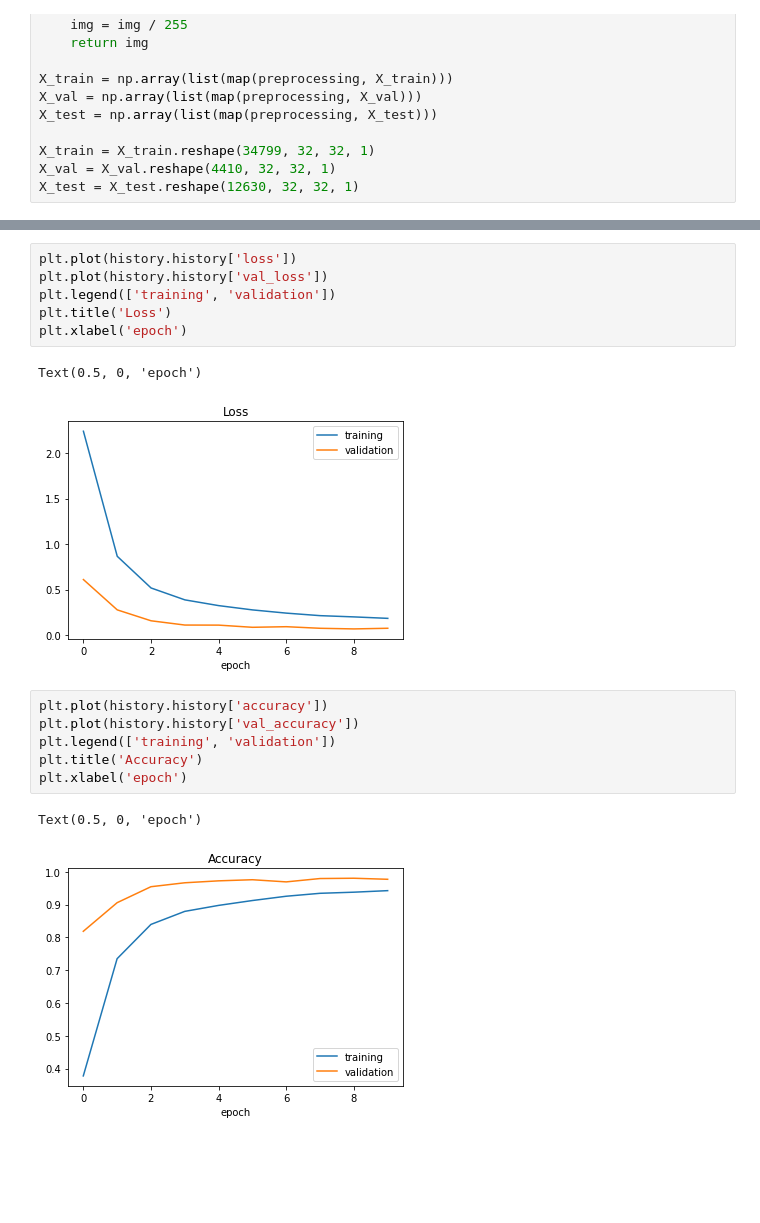
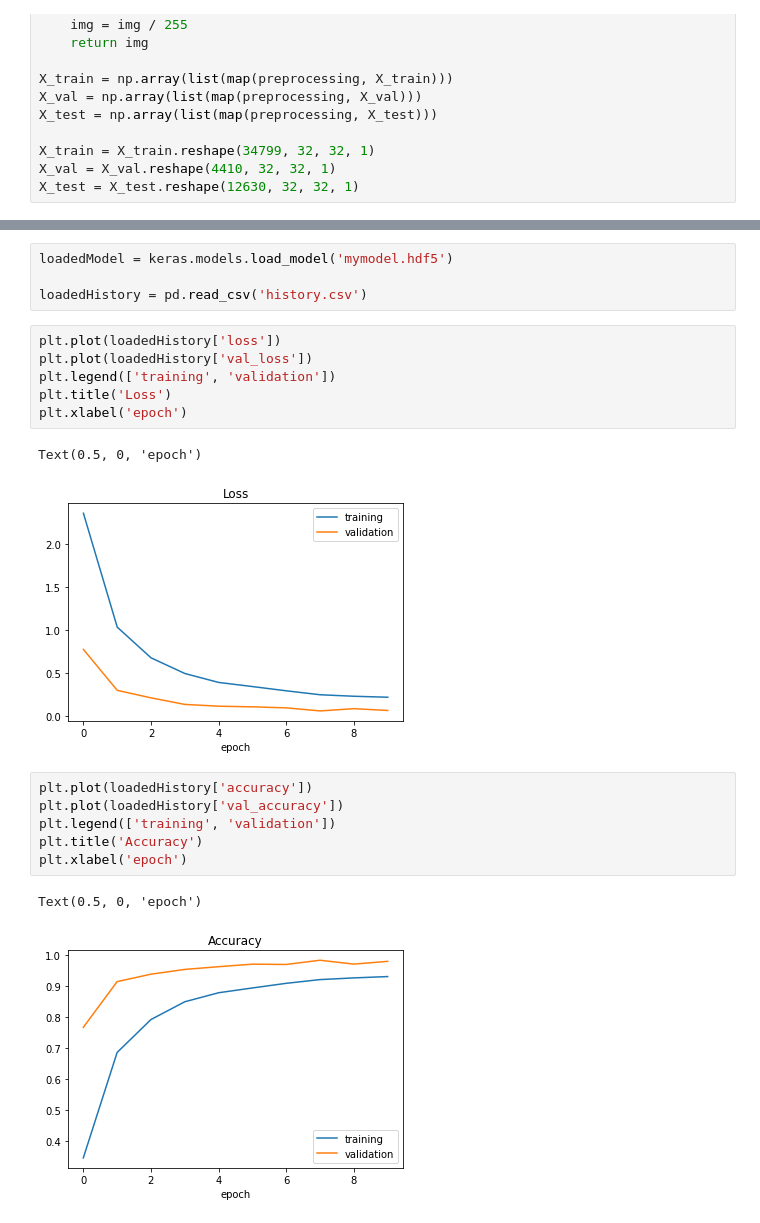
Before and after one commit to sambyte99/road-sign-opencv, a Jupyter notebook: road-sign-opencv.ipynb, the cells around one changed output, grey strips where cells are left out. Saved outputs shown, nothing was run; the diff lists cells and outputs as text; blank space fills up the shorter version.

Commit message:
Changed parameters and saved model

```diff
--- a/road-sign-opencv.ipynb
+++ b/road-sign-opencv.ipynb
@@ -122,19 +127,23 @@ Epoch 10/10
+# %%
+loadedModel = keras.models.load_model('mymodel.hdf5')
+
+loadedHistory = pd.read_csv('history.csv')
 # %%
-plt.plot(history.history['loss'])
-plt.plot(history.history['val_loss'])
+plt.plot(loadedHistory['loss'])
+plt.plot(loadedHistory['val_loss'])
 plt.legend(['training', 'validation'])
 plt.title('Loss')
 plt.xlabel('epoch')
 # %% [output]
 Text(0.5, 0, 'epoch')
-[figure, old version]
+[figure, new version]
 # %%
-plt.plot(history.history['accuracy'])
-plt.plot(history.history['val_accuracy'])
+plt.plot(loadedHistory['accuracy'])
+plt.plot(loadedHistory['val_accuracy'])
 plt.legend(['training', 'validation'])
 plt.title('Accuracy')
 plt.xlabel('epoch')
 # %% [output]
 Text(0.5, 0, 'epoch')
-[figure, old version]
+[figure, new version]
 # %%
```
Also changed, not shown: parts of 5 cells of this notebook, 3 other files.
